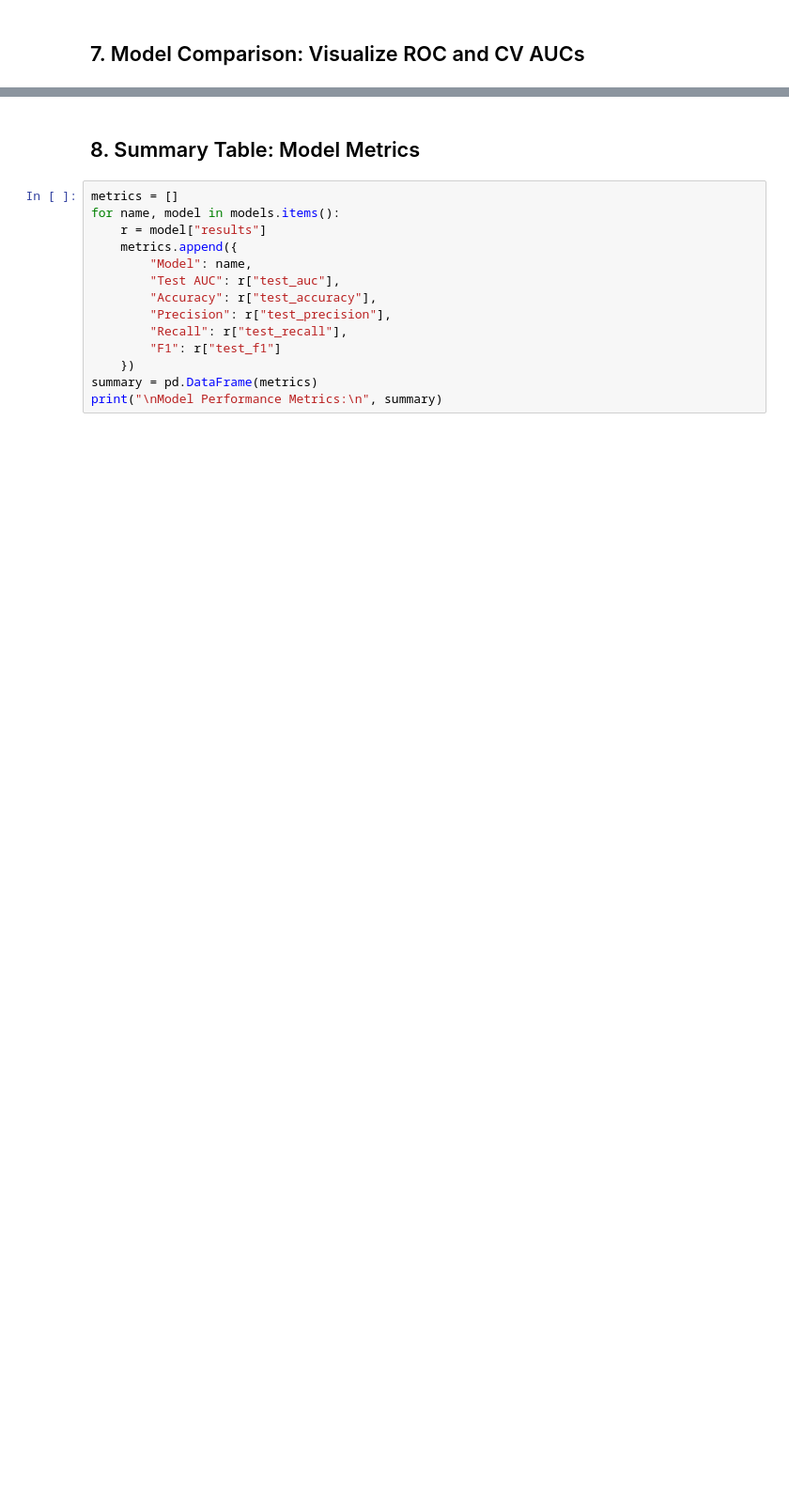
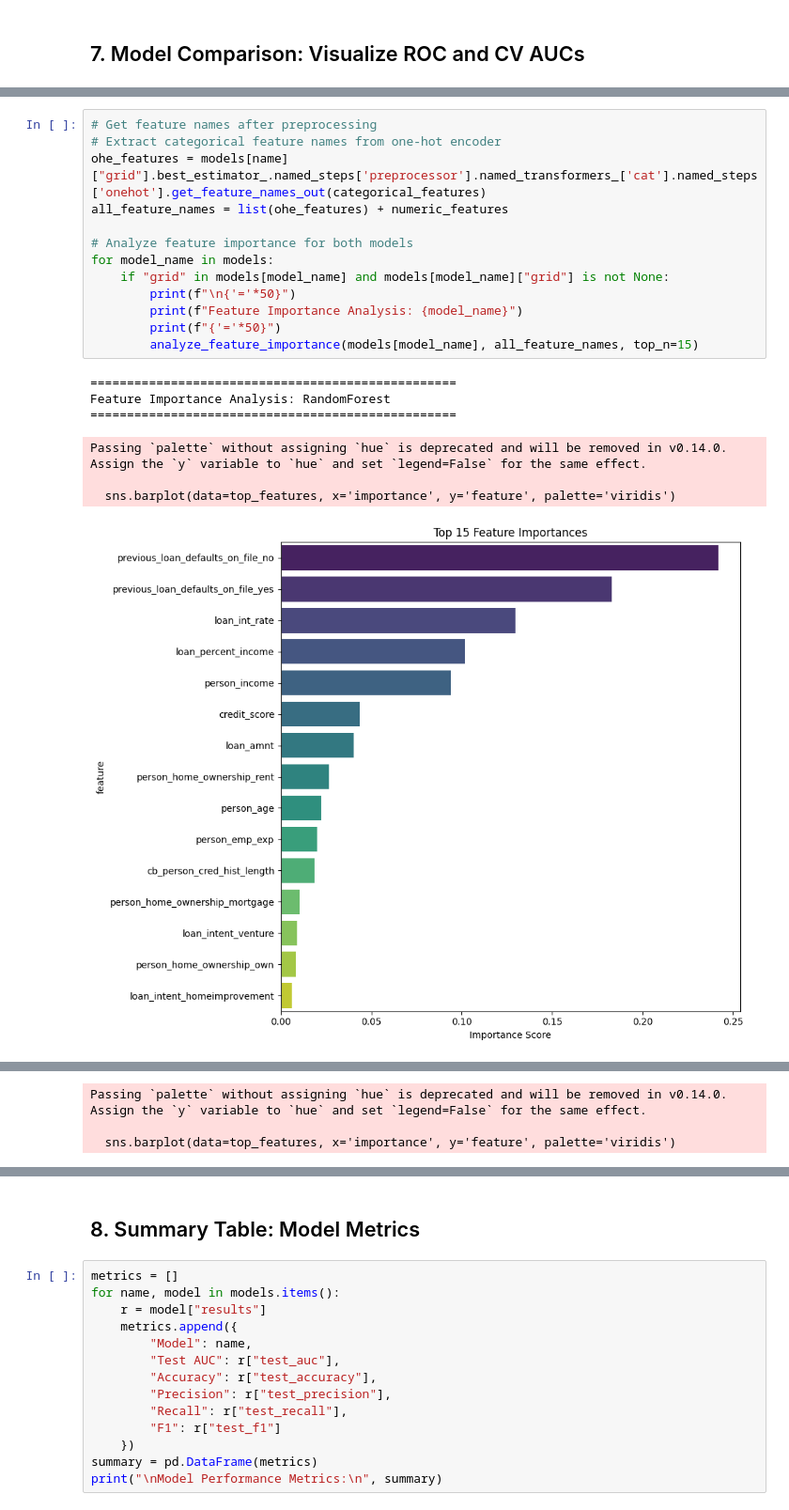
Before and after one commit to Hsotuhsa-S/Loan-Prediction-E2E-ML-Workflow, a Jupyter notebook: 01_modelTuningSelectionEvaluation.ipynb, the cells around one changed output, grey strips where cells are left out. Shown: that part at 94% size. Saved outputs shown, nothing was run; the diff lists cells and outputs as text; blank space fills up the shorter version.

```diff
--- a/01_modelTuningSelectionEvaluation.ipynb
+++ b/01_modelTuningSelectionEvaluation.ipynb
@@ -195,0 +323,21 @@ plt.show()
+# %%
+# Get feature names after preprocessing
+# Extract categorical feature names from one-hot encoder
+ohe_features = models[name]["grid"].best_estimator_.named_steps['preprocessor'].named_transformers_['cat'].named_steps['onehot'].get_feature_names_out(categorical_features)
+all_feature_names = list(ohe_features) + numeric_features
+
+# Analyze feature importance for both models
+for model_name in models:
+    if "grid" in models[model_name] and models[model_name]["grid"] is not None:
+        print(f"\n{'='*50}")
+        print(f"Feature Importance Analysis: {model_name}")
+        print(f"{'='*50}")
+        analyze_feature_importance(models[model_name], all_feature_names, top_n=15)
+# %% [output]
+==================================================
+Feature Importance Analysis: RandomForest
+==================================================
+Passing `palette` without assigning `hue` is deprecated and will be removed in v0.14.0. Assign the `y` variable to `hue` and set `legend=False` for the same effect.
+
+  sns.barplot(data=top_features, x='importance', y='feature', palette='viridis')
+[figure, added]
@@ -195,0 +361,3 @@ plt.show()
+Passing `palette` without assigning `hue` is deprecated and will be removed in v0.14.0. Assign the `y` variable to `hue` and set `legend=False` for the same effect.
+
+  sns.barplot(data=top_features, x='importance', y='feature', palette='viridis')
```
Also changed, not shown: parts of 10 cells of this notebook.
